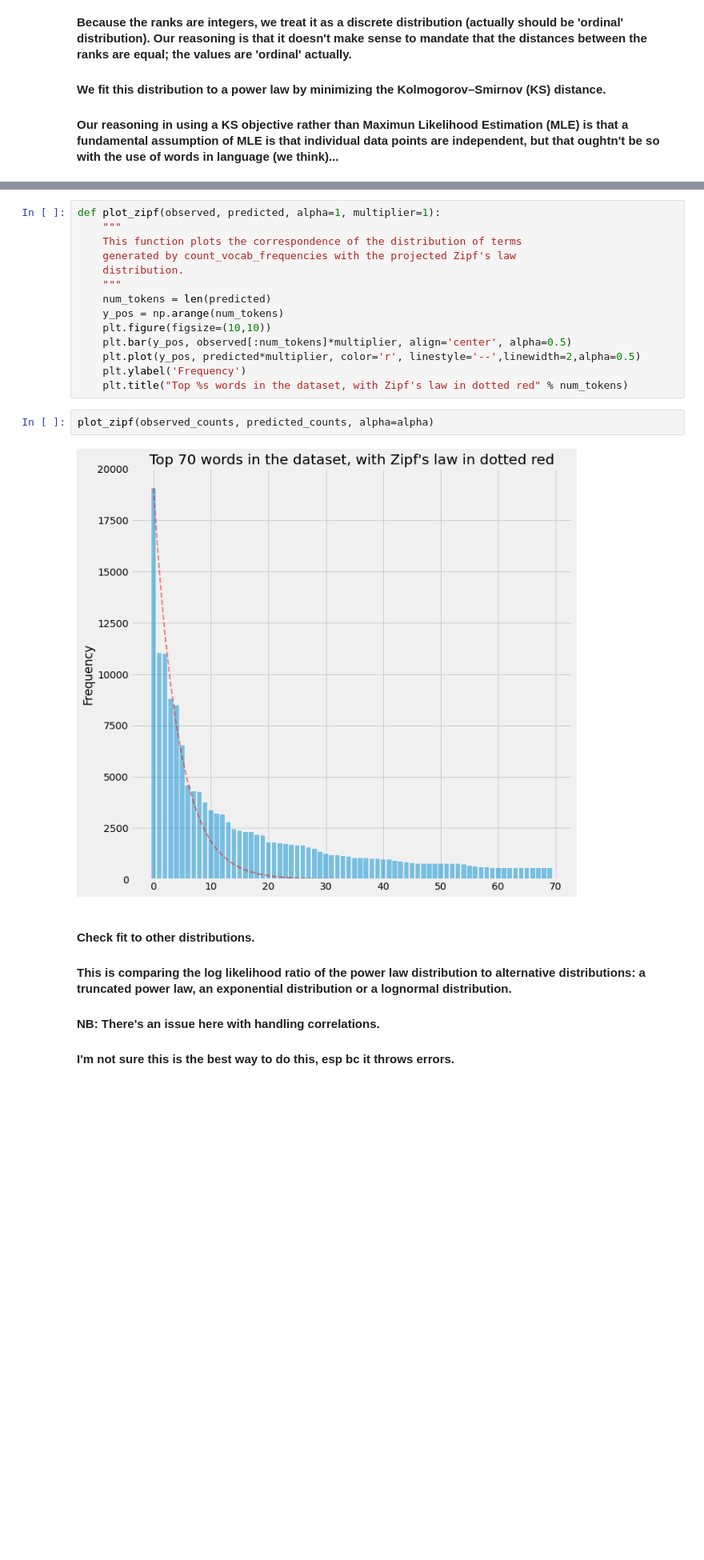
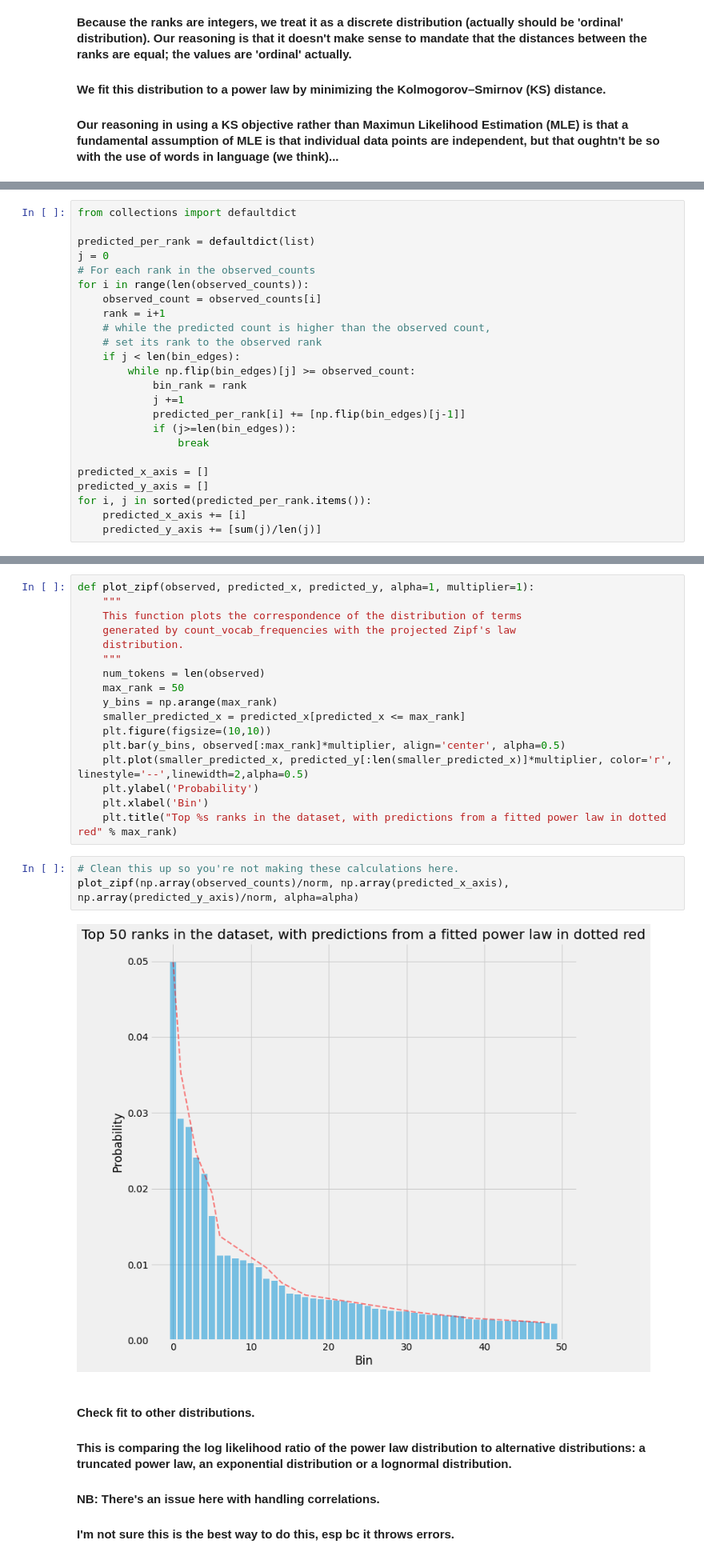
Before and after one commit to huggingface/data-measurements-tool, a Jupyter notebook: notebooks/Zipfs-Powerlaw.ipynb, the cells around one changed output, grey strips where cells are left out. Shown: that part at 80% size. Cells and saved outputs as stored; diff of their text form; blank space fills up the shorter version.

Commit message:
Adding hacky Zipf fitting on the pretty histogram

```diff
--- a/notebooks/Zipfs-Powerlaw.ipynb
+++ b/notebooks/Zipfs-Powerlaw.ipynb
@@ -187 +212,25 @@ Woohoo!
+# %%
+from collections import defaultdict
+
+predicted_per_rank = defaultdict(list)
+j = 0
+# For each rank in the observed_counts
+for i in range(len(observed_counts)):
+    observed_count = observed_counts[i]
+    rank = i+1
+    # while the predicted count is higher than the observed count,
+    # set its rank to the observed rank
+    if j < len(bin_edges):
+        while np.flip(bin_edges)[j] >= observed_count:
+            bin_rank = rank
+            j +=1
+            predicted_per_rank[i] += [np.flip(bin_edges)[j-1]]
+            if (j>=len(bin_edges)):
+                break
+
+predicted_x_axis = []
+predicted_y_axis = []
+for i, j in sorted(predicted_per_rank.items()):
+    predicted_x_axis += [i]
+    predicted_y_axis += [sum(j)/len(j)]
 # %% [markdown]
@@ -196,21 +252,25 @@ fit.power_law.plot_pdf(color='b', linestyle='--', linewidth=2, ax=fig2)
 # %%
-def plot_zipf(observed, predicted, alpha=1, multiplier=1):
+def plot_zipf(observed, predicted_x, predicted_y, alpha=1, multiplier=1):
     """
     This function plots the correspondence of the distribution of terms
     generated by count_vocab_frequencies with the projected Zipf's law
     distribution.
     """
-    num_tokens = len(predicted)
-    y_pos = np.arange(num_tokens)
+    num_tokens = len(observed)
+    max_rank = 50
+    y_bins = np.arange(max_rank)
+    smaller_predicted_x = predicted_x[predicted_x <= max_rank]
     plt.figure(figsize=(10,10))
-    plt.bar(y_pos, observed[:num_tokens]*multiplier, align='center', alpha=0.5)
-    plt.plot(y_pos, predicted*multiplier, color='r', linestyle='--',linewidth=2,alpha=0.5)
-    plt.ylabel('Frequency')
-    plt.title("Top %s words in the dataset, with Zipf's law in dotted red" % num_tokens)
+    plt.bar(y_bins, observed[:max_rank]*multiplier, align='center', alpha=0.5)
+    plt.plot(smaller_predicted_x, predicted_y[:len(smaller_predicted_x)]*multiplier, color='r', linestyle='--',linewidth=2,alpha=0.5)
+    plt.ylabel('Probability')
+    plt.xlabel('Bin')
+    plt.title("Top %s ranks in the dataset, with predictions from a fitted power law in dotted red" % max_rank)
 # %%
-plot_zipf(observed_counts, predicted_counts, alpha=alpha)
+# Clean this up so you're not making these calculations here.
+plot_zipf(np.array(observed_counts)/norm, np.array(predicted_x_axis), np.array(predicted_y_axis)/norm, alpha=alpha)
 # %% [output]
-[figure, old version]
+[figure, new version]
 # %% [markdown]
 #### Check fit to other distributions.
 #### This is comparing the log likelihood ratio of the power law distribution to alternative distributions: a truncated power law, an exponential distribution or a lognormal distribution.
```
Also changed, not shown: parts of 12 cells of this notebook.
